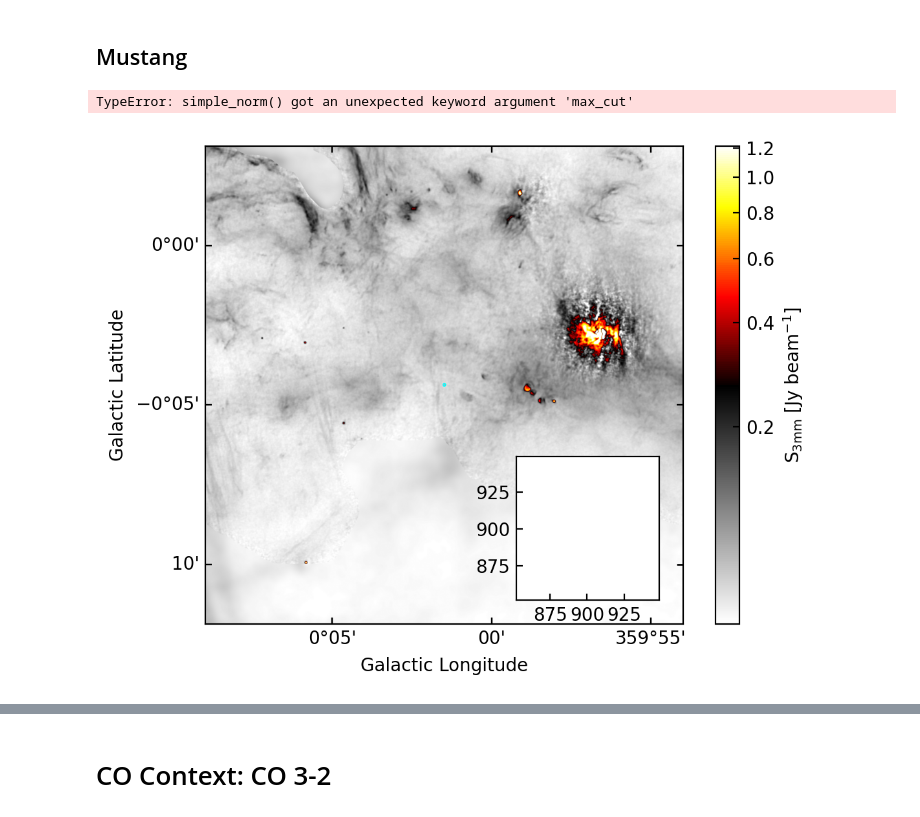
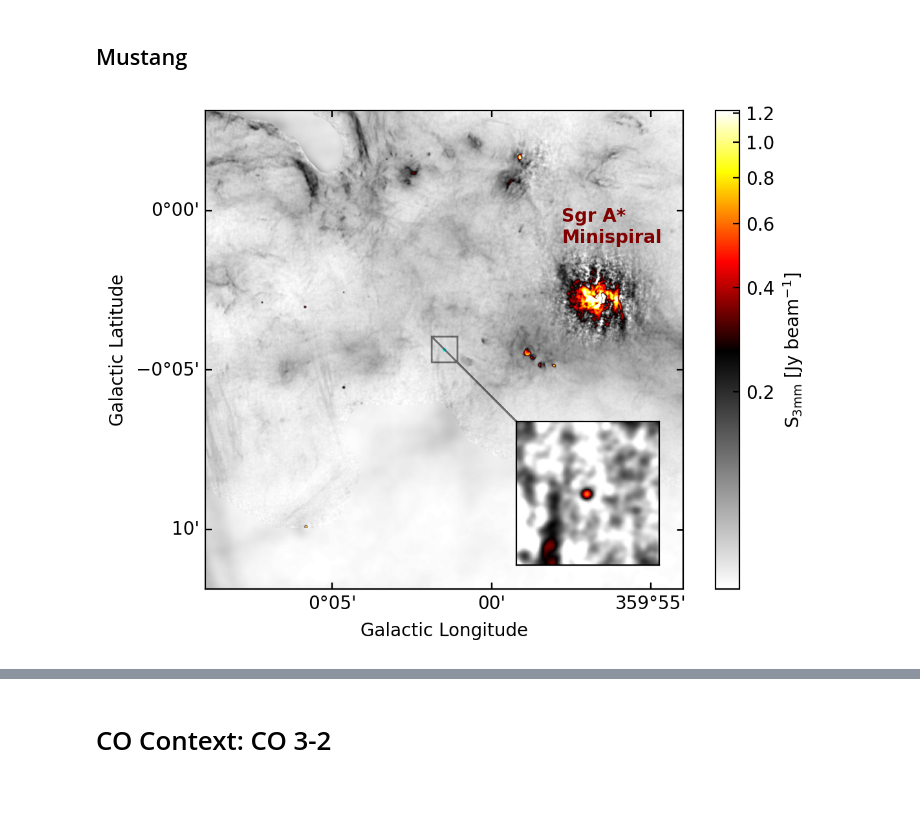
Before and after one commit to ACES-CMZ/MUBLO, a Jupyter notebook: G0.025-0.073/MUBLO_MultiwavelengthCutouts.ipynb, the cells around one changed output, grey strips where cells are left out. Drawn from its saved outputs; the diff is of its cells as text; code cells hidden in the pictures.

Commit message:
rerunning proposal figures

```diff
--- a/G0.025-0.073/MUBLO_MultiwavelengthCutouts.ipynb
+++ b/G0.025-0.073/MUBLO_MultiwavelengthCutouts.ipynb
@@ -996,35 +1007,34 @@ ax.set_xlabel("Galactic Longitude")
 ax.set_ylabel("Galactic Latitude")
 
 slcs_inset,_ = bigregion.to_pixel(wwmustang[slcs]).to_mask().get_overlap_slices(mustangcld.shape)
 brmask = bigregion.to_pixel(wwmustang).to_mask()
 slcs,_ = brmask.get_overlap_slices(fhmustang[0].data.squeeze().shape)
 axins = ax.inset_axes([0.65, 0.05, 0.3, 0.3],
                       xlim=(slcs_inset[0].start, slcs_inset[0].stop),
                       ylim=(slcs_inset[1].start, slcs_inset[1].stop),
                       #projection=wwmustang[slcs_inset]
                      )
 im_ = axins.imshow(mustangcld, cmap=mymap,
-                   norm=simple_norm(mustangcld, max_cut=0.13, min_cut=0.036, stretch='asinh'))
+                   norm=simple_norm(mustangcld, vmax=0.13, vmin=0.036, stretch='asinh'))
 axins.set_xticklabels("")
 axins.set_yticklabels("")
 axins.set_xticks([])
 axins.set_yticks([])
 # axins.coords[0].set_axislabel("")
 # axins.coords[1].set_axislabel("")
 # axins.coords[0].set_ticklabel(visible=False)
 # axins.coords[1].set_ticklabel(visible=False);
 # axins.coords[0].set_ticks_visible(False)
 # axins.coords[1].set_ticks_visible(False);
 ax.indicate_inset_zoom(axins, edgecolor="black");
 pl.savefig('/orange/adamginsburg/ACES/broadline_sources/G0.025-0.073/MUSTANG3mmContext.pdf', bbox_inches='tight')
 pl.savefig('/orange/adamginsburg/ACES/broadline_sources/G0.025-0.073/MUSTANG3mmContext.png', bbox_inches='tight')
 ax.text((360*u.deg - 2.2*u.arcmin).to(u.deg).value, (-1*u.arcmin).to(u.deg).value,
         'Sgr A*\nMinispiral', color='maroon', transform=ax.get_transform('galactic'),
         fontweight='bold',
        )
 pl.savefig('/orange/adamginsburg/ACES/broadline_sources/G0.025-0.073/MUSTANG3mmContext_withlabel.png', bbox_inches='tight')
 # %% [output]
-TypeError: simple_norm() got an unexpected keyword argument 'max_cut'
-[figure, old version]
+[figure, new version]
 # %%
 xx,yy
```
Also changed, not shown: parts of 21 cells of this notebook, 3 other files.
